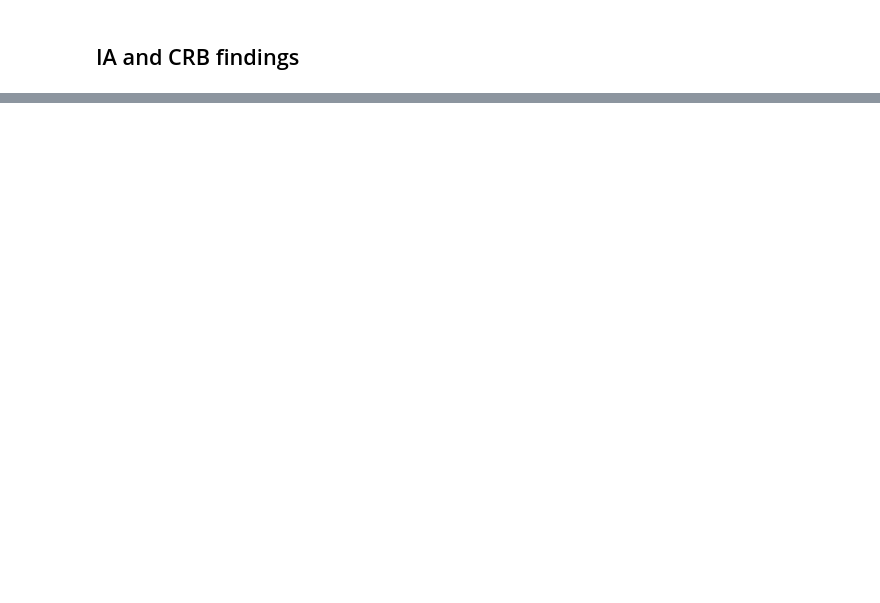
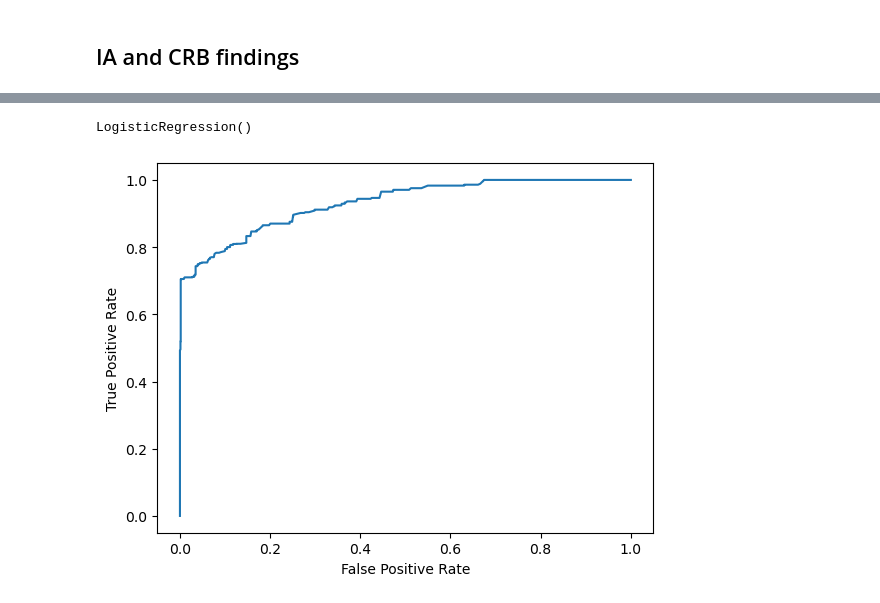
Before and after one commit to ApkimCA/ADS599_Team1, a Jupyter notebook: crb_code(draft).ipynb, the cells around one changed output, grey strips where cells are left out. Drawn from its saved outputs; the diff is of its cells as text; code cells hidden in the pictures; blank space fills up the shorter version.

```diff
--- a/crb_code(draft).ipynb
+++ b/crb_code(draft).ipynb
@@ -791,0 +746,5 @@ plt.show()
+# %%
+# Drop date columns and columns that we used to generate the 'misconduct' feature
+df_1 = allyrs.drop(['id', 'case_number', 'date_assigned', 'date_presented', 'ia_finding', 'crb_decision'], axis=1)
+
+df_1.head()
@@ -791,0 +758,5 @@ plt.show()
+# %%
+# Apply one-hot encoding
+df_encoded = pd.get_dummies(df_1)
+
+df_encoded.head()
@@ -791,0 +771,26 @@ plt.show()
+# %%
+# Split the data into training and testing sets
+X = df_encoded.drop('misconduct', axis=1)
+y = df_encoded['misconduct']
+X_train, X_test, y_train, y_test = train_test_split(X, y, test_size=0.2, random_state=42)
+# %%
+#instantiate the model
+log_regression = LogisticRegression()
+
+#fit the model using the training data
+log_regression.fit(X_train,y_train)
+# %% [output]
+LogisticRegression()
+# %%
+#define metrics
+from sklearn import metrics
+y_pred_proba = log_regression.predict_proba(X_test)[::,1]
+fpr, tpr, _ = metrics.roc_curve(y_test,  y_pred_proba)
+
+#create ROC curve
+plt.plot(fpr,tpr)
+plt.ylabel('True Positive Rate')
+plt.xlabel('False Positive Rate')
+plt.show()
+# %% [output]
+[figure, added]
```
Also changed, not shown: parts of 41 cells of this notebook.
